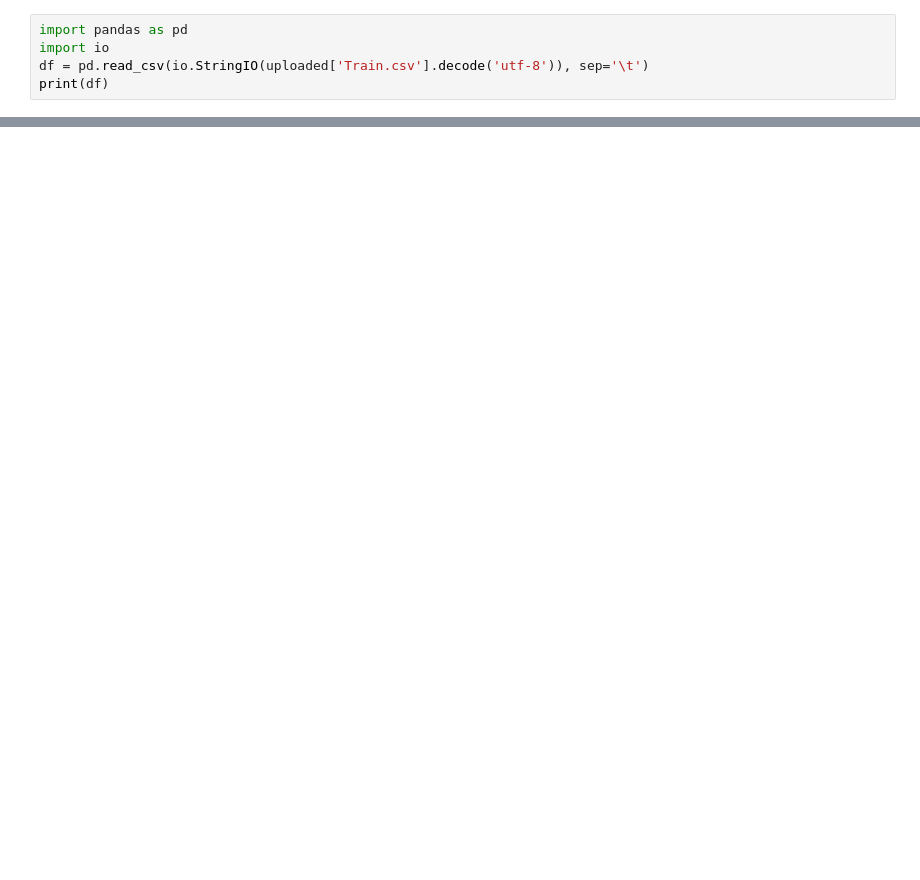
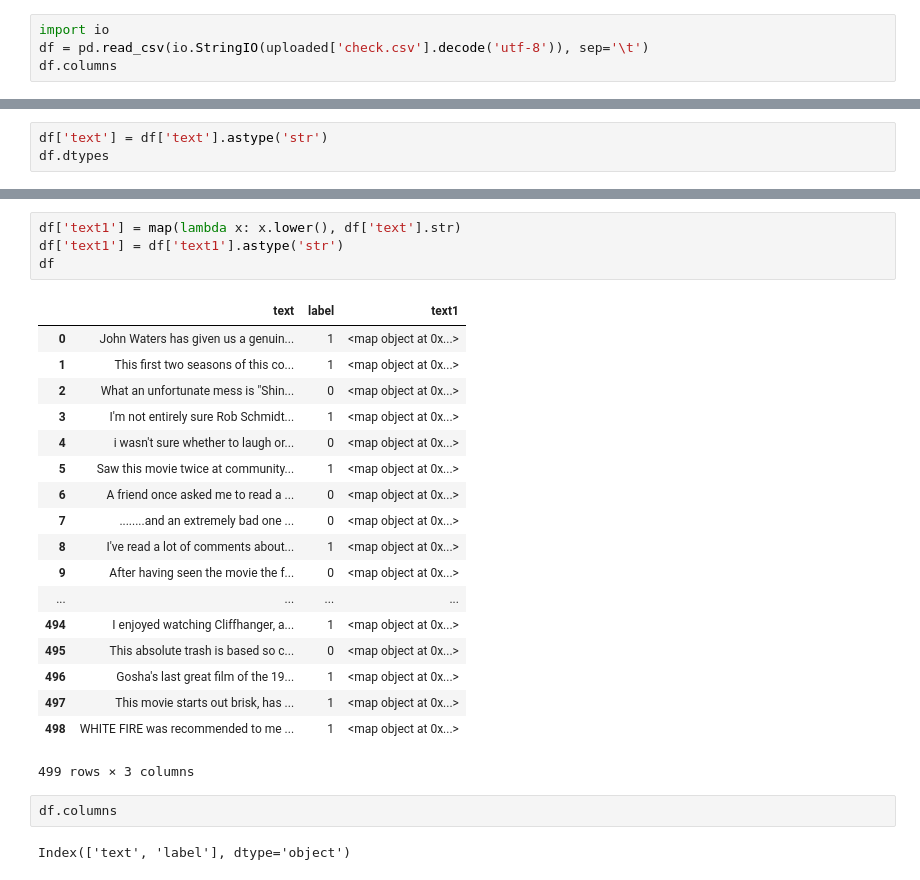
Before and after one commit to souradip93/Sentiment-Analysis-of-movie-reviews, a Jupyter notebook: Sample.ipynb, the cells around one changed output, grey strips where cells are left out. Drawn from its saved outputs; the diff is of its cells as text; blank space fills up the shorter version.

```diff
--- a/Sample.ipynb
+++ b/Sample.ipynb
@@ -33,6 +70,5 @@ bytes
 # %%
-import pandas as pd
 import io
-df = pd.read_csv(io.StringIO(uploaded['Train.csv'].decode('utf-8')), sep='\t')
-print(df)
+df = pd.read_csv(io.StringIO(uploaded['check.csv'].decode('utf-8')), sep='\t')
+df.columns
 # %% [output]
@@ -55,0 +76,3 @@ print(df)
+# %%
+df['text'] = df['text'].astype('str')
+df.dtypes
@@ -55,0 +104,27 @@ print(df)
+# %%
+df['text1'] = map(lambda x: x.lower(), df['text'].str)
+df['text1'] = df['text1'].astype('str')
+df
+# %% [output]
+|  | text | label | text1 |
+| 0 | John Waters has given us a genuin... | 1 | <map object at 0x...> |
+| 1 | This first two seasons of this co... | 1 | <map object at 0x...> |
+| 2 | What an unfortunate mess is "Shin... | 0 | <map object at 0x...> |
+| 3 | I'm not entirely sure Rob Schmidt... | 1 | <map object at 0x...> |
+| 4 | i wasn't sure whether to laugh or... | 0 | <map object at 0x...> |
+| 5 | Saw this movie twice at community... | 1 | <map object at 0x...> |
+| 6 | A friend once asked me to read a ... | 0 | <map object at 0x...> |
+| 7 | ........and an extremely bad one ... | 0 | <map object at 0x...> |
+| 8 | I've read a lot of comments about... | 1 | <map object at 0x...> |
+| 9 | After having seen the movie the f... | 0 | <map object at 0x...> |
+| ... | ... | ... | ... |
+| 494 | I enjoyed watching Cliffhanger, a... | 1 | <map object at 0x...> |
+| 495 | This absolute trash is based so c... | 0 | <map object at 0x...> |
+| 496 | Gosha's last great film of the 19... | 1 | <map object at 0x...> |
+| 497 | This movie starts out brisk, has ... | 1 | <map object at 0x...> |
+| 498 | WHITE FIRE was recommended to me ... | 1 | <map object at 0x...> |
+499 rows × 3 columns
+# %%
+df.columns
+# %% [output]
+Index(['text', 'label'], dtype='object')
```
Also changed, not shown: parts of 18 cells of this notebook.
